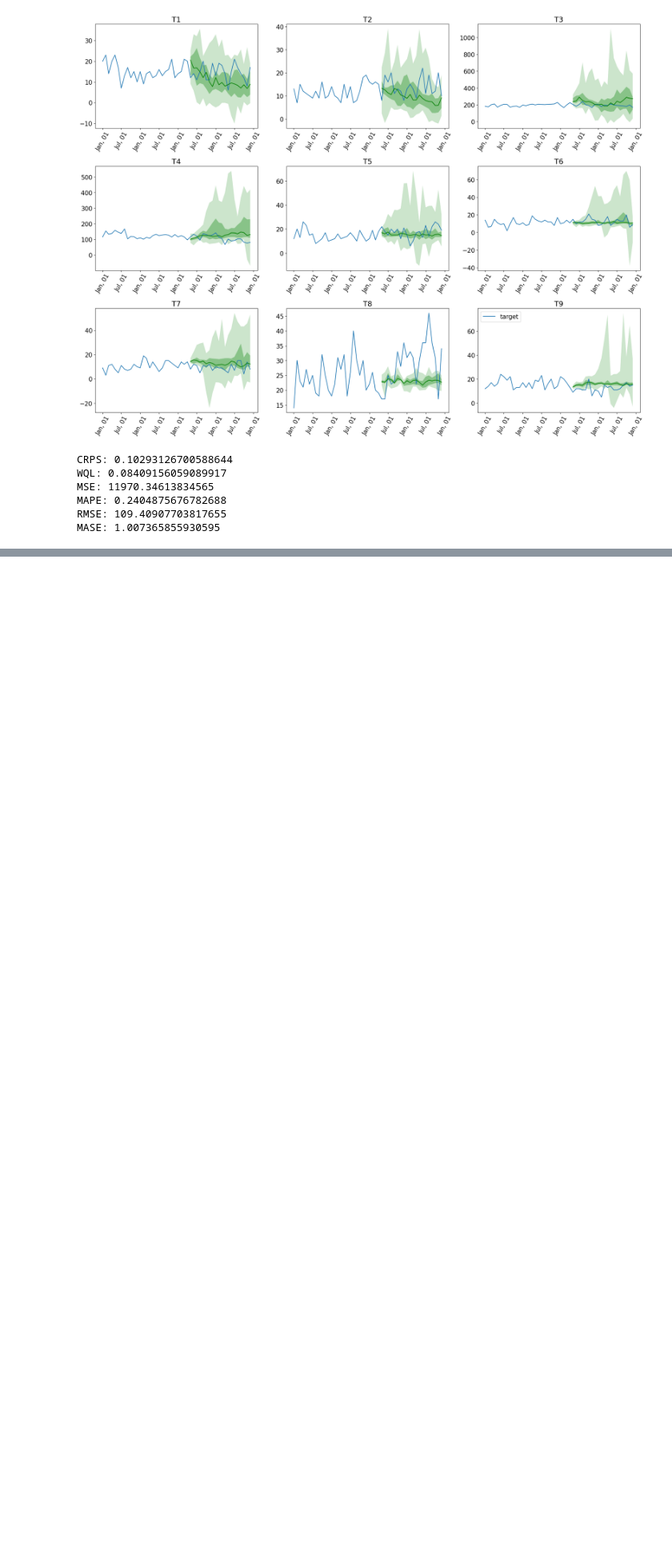
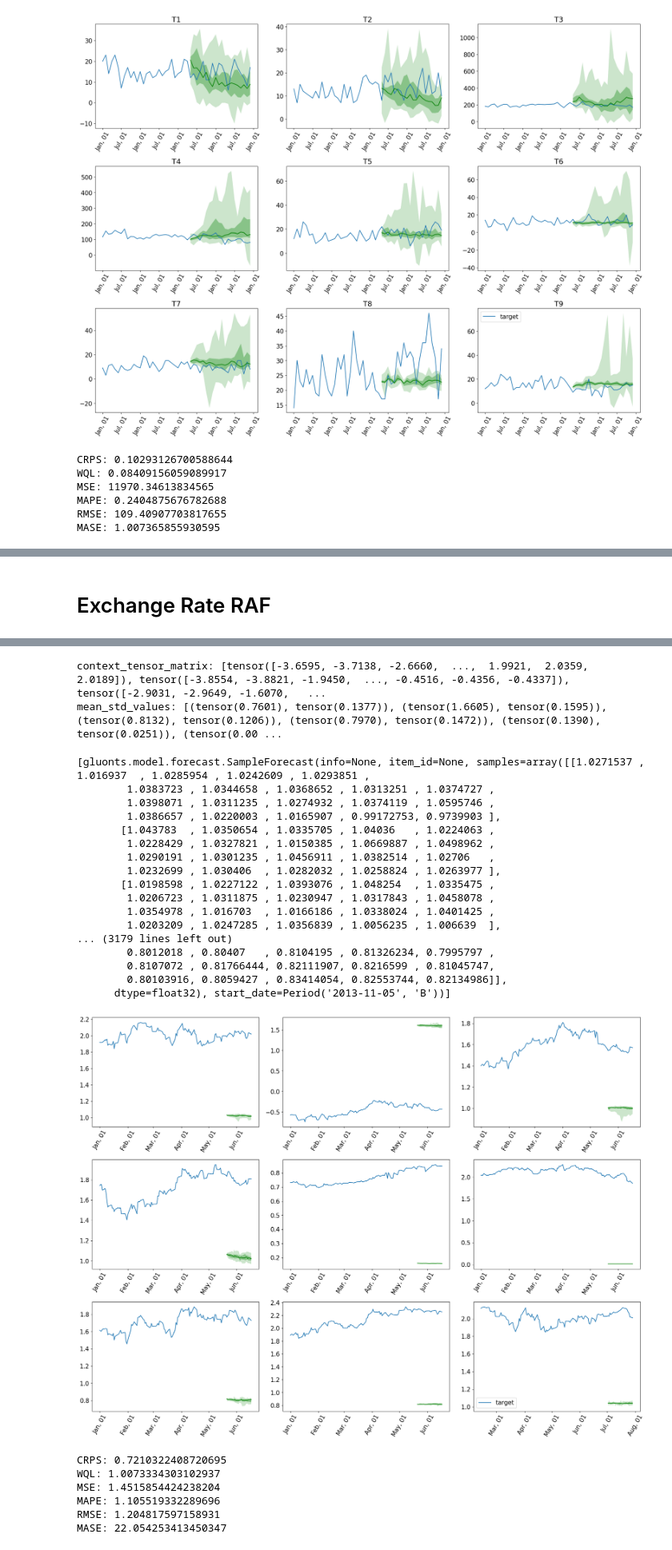
Before and after one commit to abizard/lag-llama-code, a Jupyter notebook: lag-llama/zero-shot-ds-baru.ipynb, the cells around one changed output, grey strips where cells are left out. Shown at 80% size. Saved outputs shown, nothing was run; the diff lists cells and outputs as text; code cells hidden in the pictures; blank space fills up the shorter version.

```diff
--- a/lag-llama/zero-shot-ds-baru.ipynb
+++ b/lag-llama/zero-shot-ds-baru.ipynb
@@ -345,0 +565,35 @@ MASE: 1.007365855930595
+# %% [markdown]
+# Exchange Rate RAF
+# %%
+forecasts_it, tss_it= generate_lag_llama_forecasts(backtest_dataset, context_length = 75, prediction_length = 20, device = device, num_samples = 20, augment = True, use_rope_scaling=True)
+
+plt.figure(figsize=(20, 15))
+date_formater = mdates.DateFormatter("%b, %d")
+plt.rcParams.update({"font.size": 15})
+
+# iterate through the series, plot the predicted samples
+for idx, (forecast, ts) in islice(enumerate(zip(forecasts_it, tss_it)), 9):
+    ax = plt.subplot(3, 3, idx + 1)
+
+    plt.plot(
+        ts[(-4 * prediction_length):].to_timestamp(),
+        label="target",
+    )
+    forecast.plot(color="g")
+    plt.xticks(rotation=60)
+    ax.xaxis.set_major_formatter(date_formater)
+    ax.set_title(forecast.item_id)
+
+plt.gcf().tight_layout()
+plt.legend()
+plt.show()
+
+evaluator = Evaluator()
+agg_metrics, ts_metrics = evaluator(iter(tss_it), iter(forecasts_it))
+print('CRPS:', agg_metrics['mean_wQuantileLoss'])
+print('WQL:', agg_metrics['wQuantileLoss[0.9]'])
+print('MSE:', agg_metrics['MSE'])
+print('MAPE:', agg_metrics['MAPE'])
+print('RMSE:', agg_metrics['RMSE'])
+print('MASE:', agg_metrics['MASE'])
+# %% [output]
@@ -345,0 +601,26 @@ MASE: 1.007365855930595
+context_tensor_matrix: [tensor([-3.6595, -3.7138, -2.6660,  ...,  1.9921,  2.0359,  2.0189]), tensor([-3.8554, -3.8821, -1.9450,  ..., -0.4516, -0.4356, -0.4337]), tensor([-2.9031, -2.9649, -1.6070,   ...
+mean_std_values: [(tensor(0.7601), tensor(0.1377)), (tensor(1.6605), tensor(0.1595)), (tensor(0.8132), tensor(0.1206)), (tensor(0.7970), tensor(0.1472)), (tensor(0.1390), tensor(0.0251)), (tensor(0.00 ...
+[gluonts.model.forecast.SampleForecast(info=None, item_id=None, samples=array([[1.0271537 , 1.016937  , 1.0285954 , 1.0242609 , 1.0293851 ,
+        1.0383723 , 1.0344658 , 1.0368652 , 1.0313251 , 1.0374727 ,
+        1.0398071 , 1.0311235 , 1.0274932 , 1.0374119 , 1.0595746 ,
+        1.0386657 , 1.0220003 , 1.0165907 , 0.99172753, 0.9739903 ],
+       [1.043783  , 1.0350654 , 1.0335705 , 1.04036   , 1.0224063 ,
+        1.0228429 , 1.0327821 , 1.0150385 , 1.0669887 , 1.0498962 ,
+        1.0290191 , 1.0301235 , 1.0456911 , 1.0382514 , 1.02706   ,
+        1.0232699 , 1.030406  , 1.0282032 , 1.0258824 , 1.0263977 ],
+       [1.0198598 , 1.0227122 , 1.0393076 , 1.048254  , 1.0335475 ,
+        1.0206723 , 1.0311875 , 1.0230947 , 1.0317843 , 1.0458078 ,
+        1.0354978 , 1.016703  , 1.0166186 , 1.0338024 , 1.0401425 ,
+        1.0203209 , 1.0247285 , 1.0356839 , 1.0056235 , 1.006639  ],
+... (3179 lines left out)
+        0.8012018 , 0.80407   , 0.8104195 , 0.81326234, 0.7995797 ,
+        0.8107072 , 0.81766444, 0.82111907, 0.8216599 , 0.81045747,
+        0.80103916, 0.8059427 , 0.83414054, 0.82553744, 0.82134986]],
+      dtype=float32), start_date=Period('2013-11-05', 'B'))]
+[figure, added]
+CRPS: 0.7210322408720695
+WQL: 1.0073334303102937
+MSE: 1.4515854424238204
+MAPE: 1.105519332289696
+RMSE: 1.204817597158931
+MASE: 22.054253413450347
```
Also changed, not shown: parts of 8 cells of this notebook, 9 other files.
